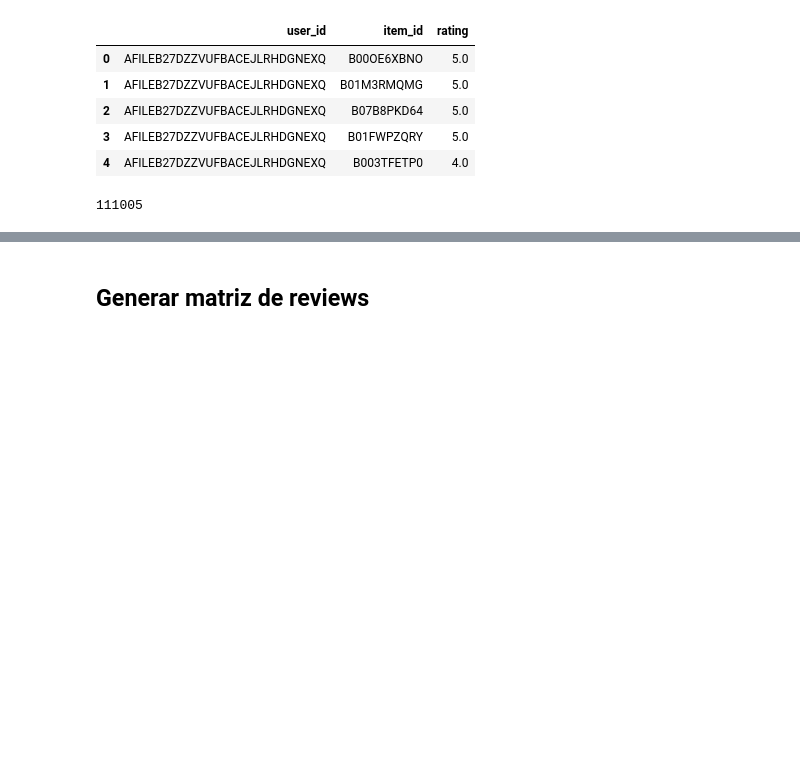
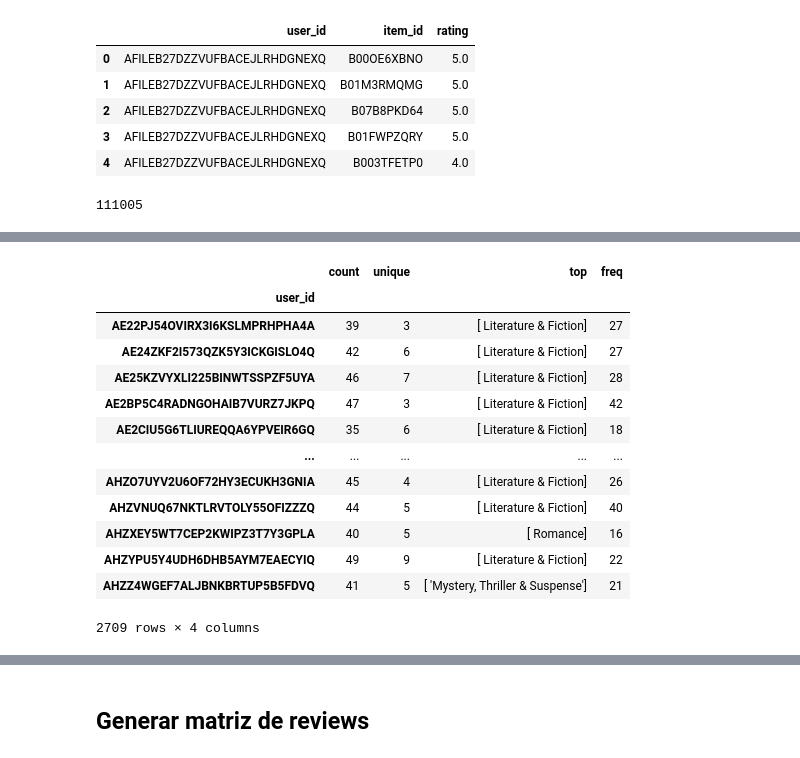
Before and after one commit to valentin-diaz/marketplace-recommender-backend, a Jupyter notebook: recommender/recommender.ipynb, the cells around one changed output, grey strips where cells are left out. Drawn from its saved outputs; the diff is of its cells as text; code cells hidden in the pictures; blank space fills up the shorter version.

```diff
--- a/recommender/recommender.ipynb
+++ b/recommender/recommender.ipynb
@@ -335,0 +363,17 @@ len(reviews_df)
+# %%
+reviews_merged.groupby('user_id')['categories'].describe()
+# %% [output]
+|  | count | unique | top | freq |
+| user_id |  |  |  |  |
+| AE22PJ54OVIRX3I6KSLMPRHPHA4A | 39 | 3 | [ Literature & Fiction] | 27 |
+| AE24ZKF2I573QZK5Y3ICKGISLO4Q | 42 | 6 | [ Literature & Fiction] | 27 |
+| AE25KZVYXLI225BINWTSSPZF5UYA | 46 | 7 | [ Literature & Fiction] | 28 |
+| AE2BP5C4RADNGOHAIB7VURZ7JKPQ | 47 | 3 | [ Literature & Fiction] | 42 |
+| AE2CIU5G6TLIUREQQA6YPVEIR6GQ | 35 | 6 | [ Literature & Fiction] | 18 |
+| ... | ... | ... | ... | ... |
+| AHZO7UYV2U6OF72HY3ECUKH3GNIA | 45 | 4 | [ Literature & Fiction] | 26 |
+| AHZVNUQ67NKTLRVTOLY55OFIZZZQ | 44 | 5 | [ Literature & Fiction] | 40 |
+| AHZXEY5WT7CEP2KWIPZ3T7Y3GPLA | 40 | 5 | [ Romance] | 16 |
+| AHZYPU5Y4UDH6DHB5AYM7EAECYIQ | 49 | 9 | [ Literature & Fiction] | 22 |
+| AHZZ4WGEF7ALJBNKBRTUP5B5FDVQ | 41 | 5 | [ 'Mystery, Thriller & Suspense'] | 21 |
+2709 rows × 4 columns
```
Also changed, not shown: parts of 21 cells of this notebook, 3 other files.
